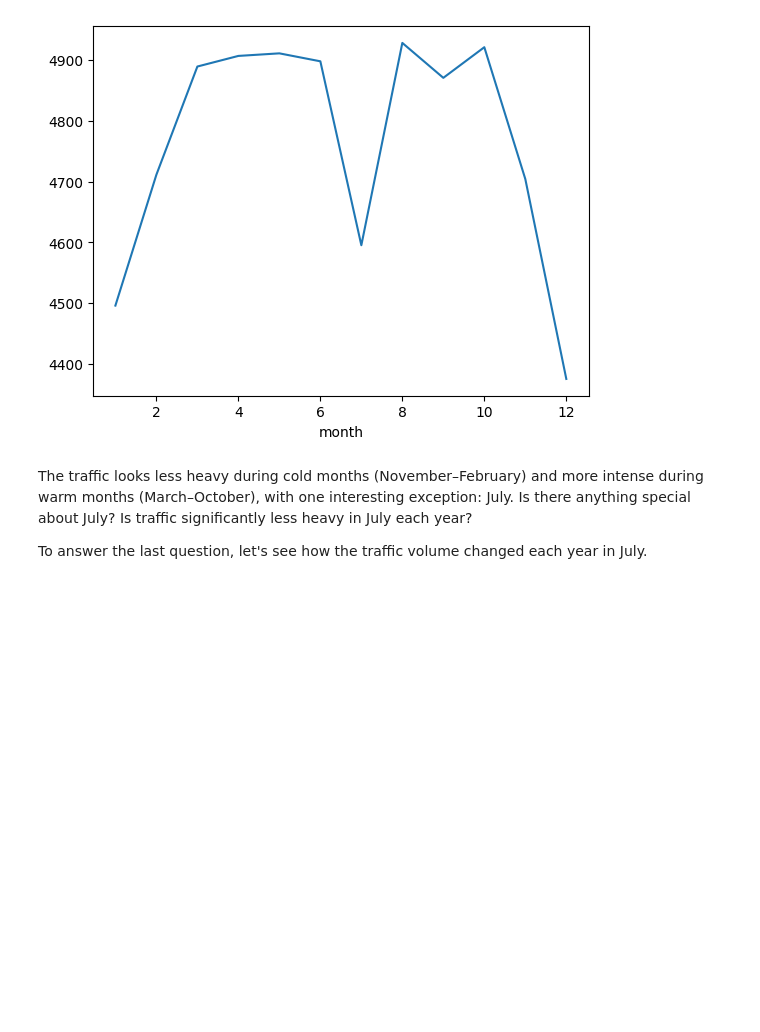
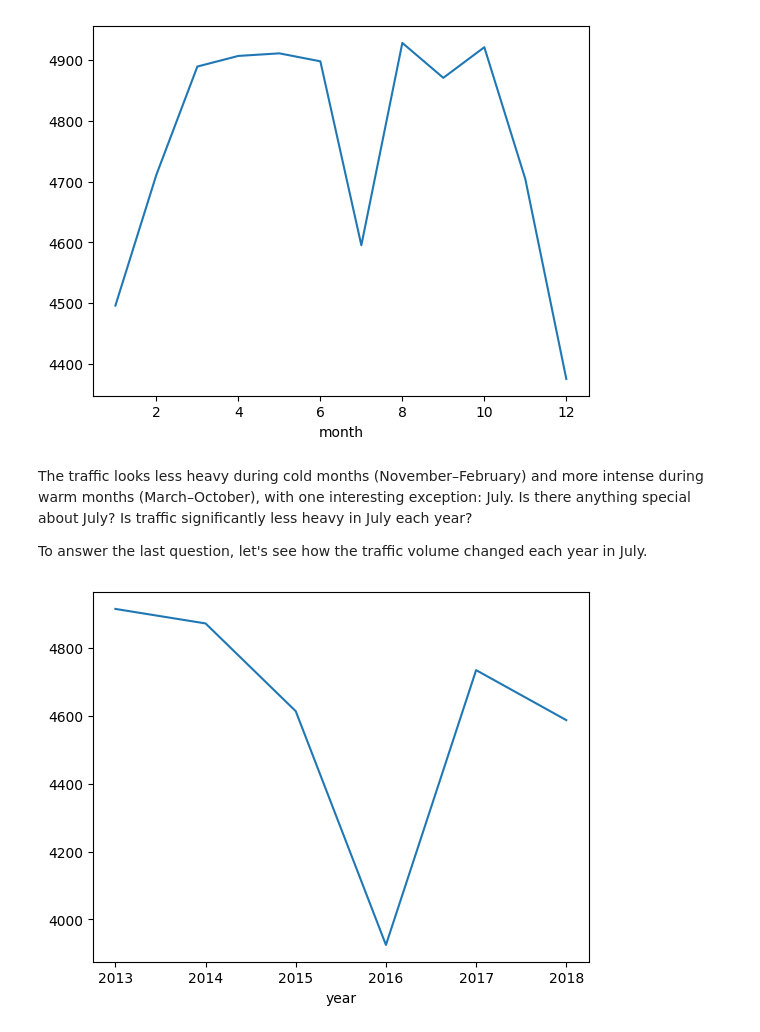
Before and after one commit to dancanyego/Indicators-of-Heavy-Traffic-on-I-94, a Jupyter notebook: I-94.ipynb, the cells around one changed output. Saved outputs shown, nothing was run; the diff lists cells and outputs as text; code cells hidden in the pictures; blank space fills up the shorter version.

```diff
--- a/I-94.ipynb
+++ b/I-94.ipynb
@@ -171,3 +171,10 @@ plt.show()
 The traffic looks less heavy during cold months (November–February) and more intense during warm months (March–October), with one interesting exception: July. Is there anything special about July? Is traffic significantly less heavy in July each year?
 
 To answer the last question, let's see how the traffic volume changed each year in July.
+# %%
+day['year'] = day['date_time'].dt.year
+only_july = day[day['month'] == 7]
+only_july.groupby('year').mean()['traffic_volume'].plot.line()
+plt.show()
+# %% [output]
+[figure, added]
```
Also changed, not shown: parts of 3 cells of this notebook.
